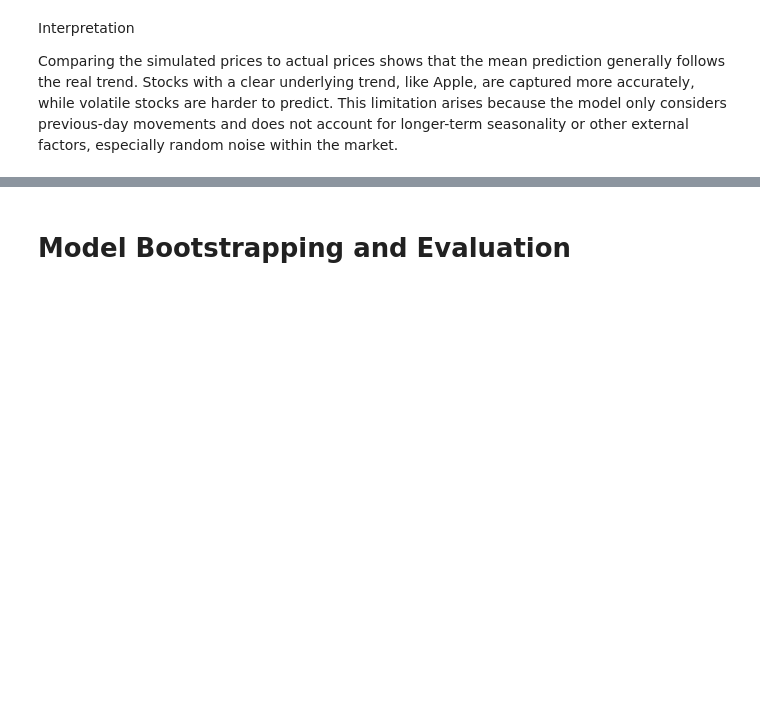
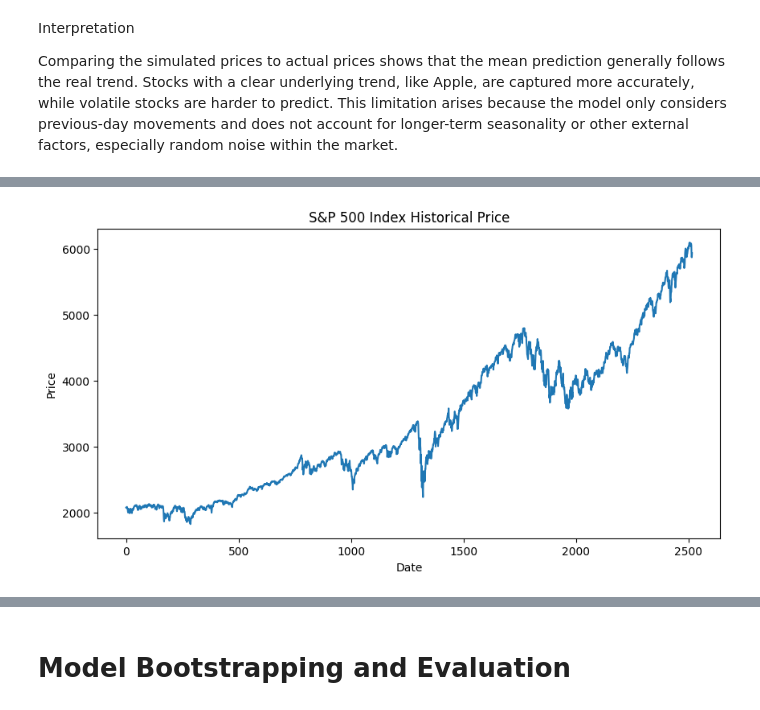
Before and after one commit to jmhowe03-jmh/understanding_uncertainty_project1, a Jupyter notebook: project_final.ipynb, the cells around one changed output, grey strips where cells are left out. Cells and saved outputs as stored; diff of their text form; code cells hidden in the pictures; blank space fills up the shorter version.

```diff
--- a/project_final.ipynb
+++ b/project_final.ipynb
@@ -627,0 +632,7 @@ Comparing the simulated prices to actual prices shows that the mean prediction g
+# %%
+companies= pd.read_csv("data/sp500_companies.csv")
+index = pd.read_csv("data/sp500_index.csv")
+stocks = pd.read_csv("data/sp500_stocks.csv")
+# %%
+index = index.rename(columns={"S&P500": "Price"})
+index.head(5)
@@ -627,0 +646,8 @@ Comparing the simulated prices to actual prices shows that the mean prediction g
+# %%
+index["Price"].plot(figsize=(10, 5))
+plt.title("S&P 500 Index Historical Price")
+plt.xlabel("Date")
+plt.ylabel("Price")
+plt.show()
+# %% [output]
+[figure, added]
```
Also changed, not shown: parts of 13 cells of this notebook.
